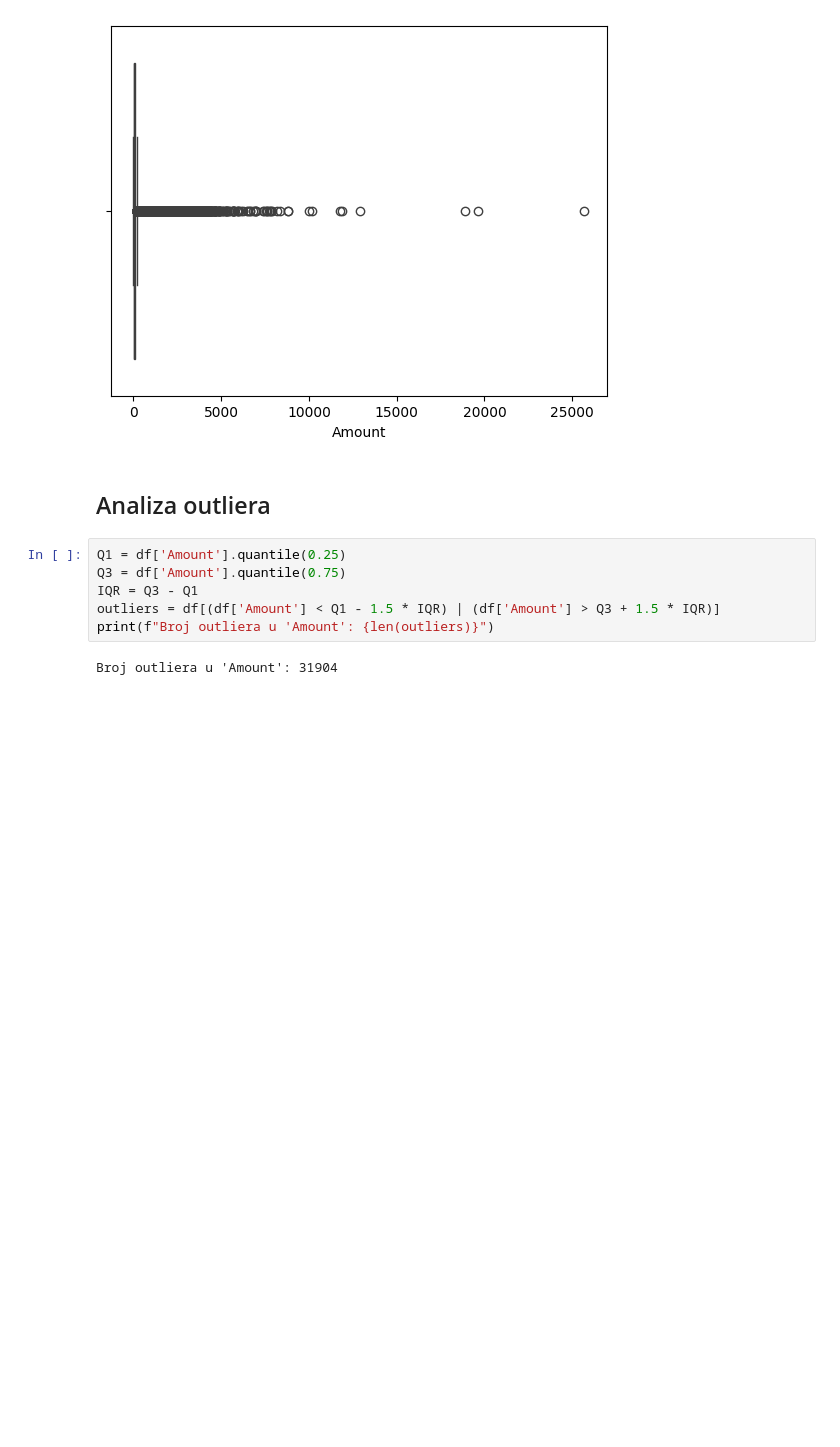
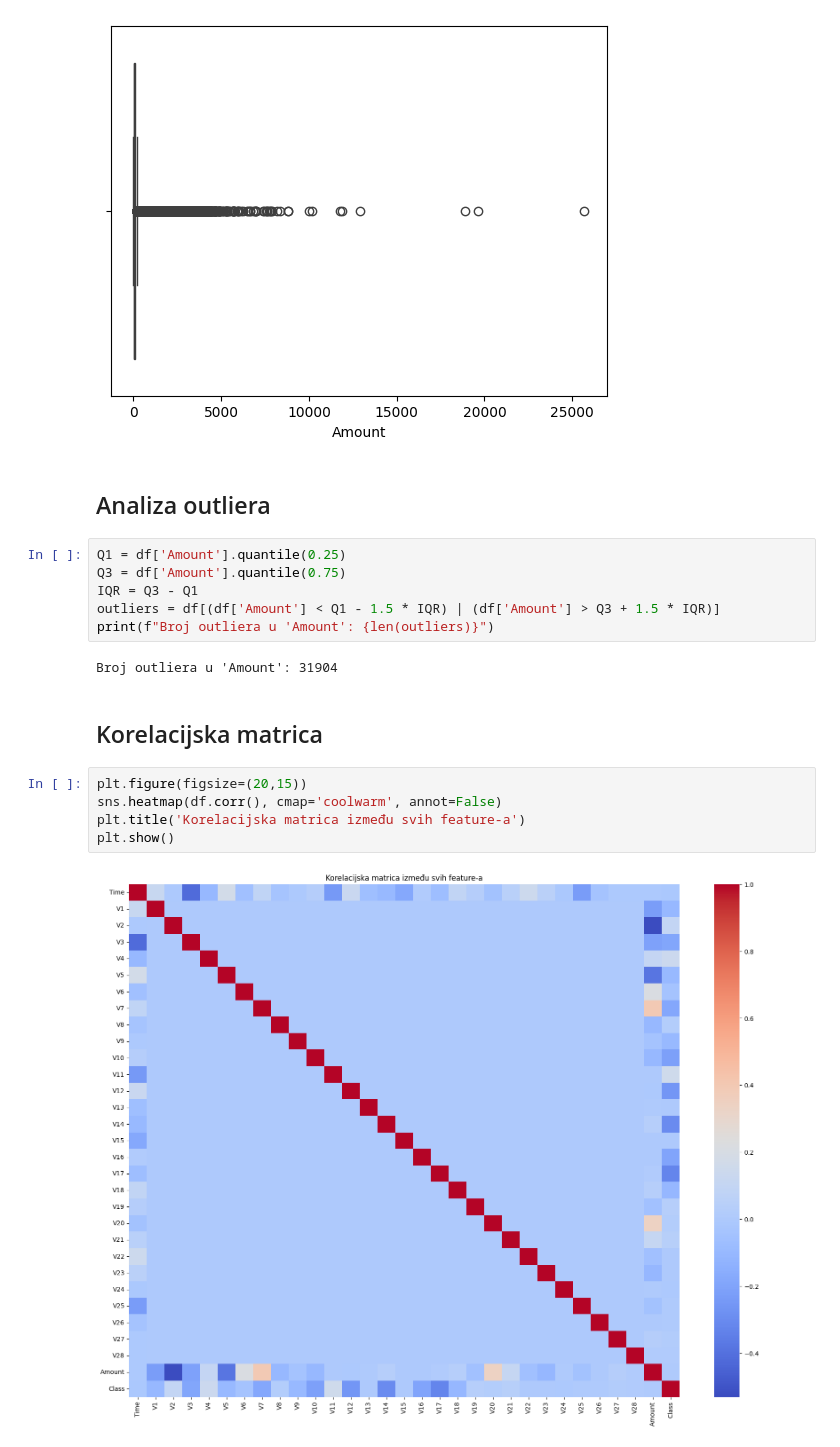
Before and after one commit to ajla-brdarevic/detekcija_prevara_u_transakcijama, a Jupyter notebook: preprocessing/preprocessing.ipynb, the cells around one changed output. Saved outputs shown, nothing was run; the diff lists cells and outputs as text; blank space fills up the shorter version.

Commit message:
korelacijska matrica

```diff
--- a/preprocessing/preprocessing.ipynb
+++ b/preprocessing/preprocessing.ipynb
@@ -129,3 +129,12 @@ outliers = df[(df['Amount'] < Q1 - 1.5 * IQR) | (df['Amount'] > Q3 + 1.5 * IQR)]
 print(f"Broj outliera u 'Amount': {len(outliers)}")
 # %% [output]
 Broj outliera u 'Amount': 31904
+# %% [markdown]
+## Korelacijska matrica
+# %%
+plt.figure(figsize=(20,15))
+sns.heatmap(df.corr(), cmap='coolwarm', annot=False)
+plt.title('Korelacijska matrica između svih feature-a')
+plt.show()
+# %% [output]
+[figure, added]
```
